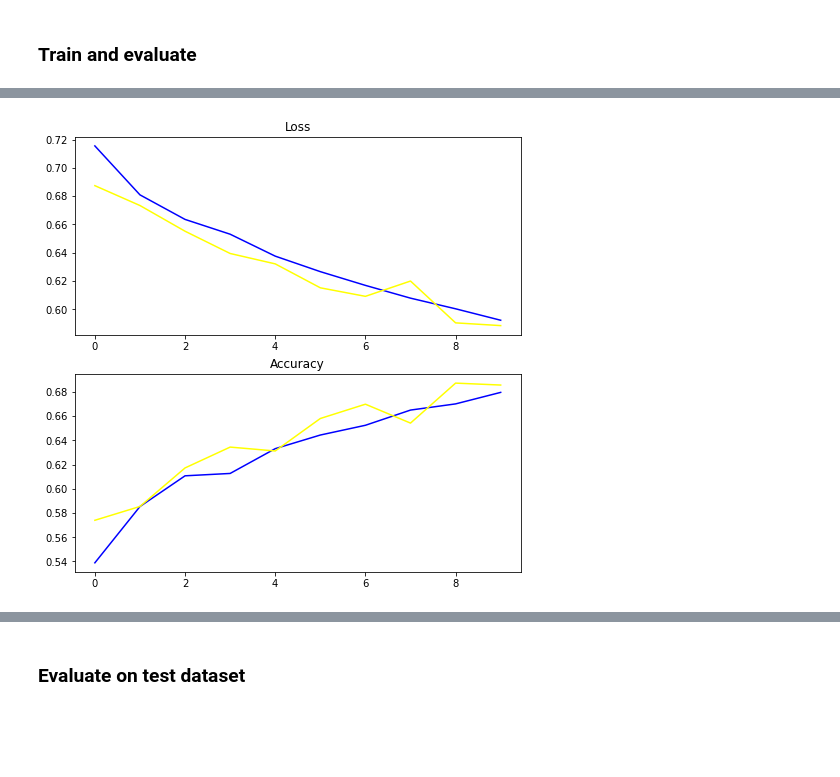
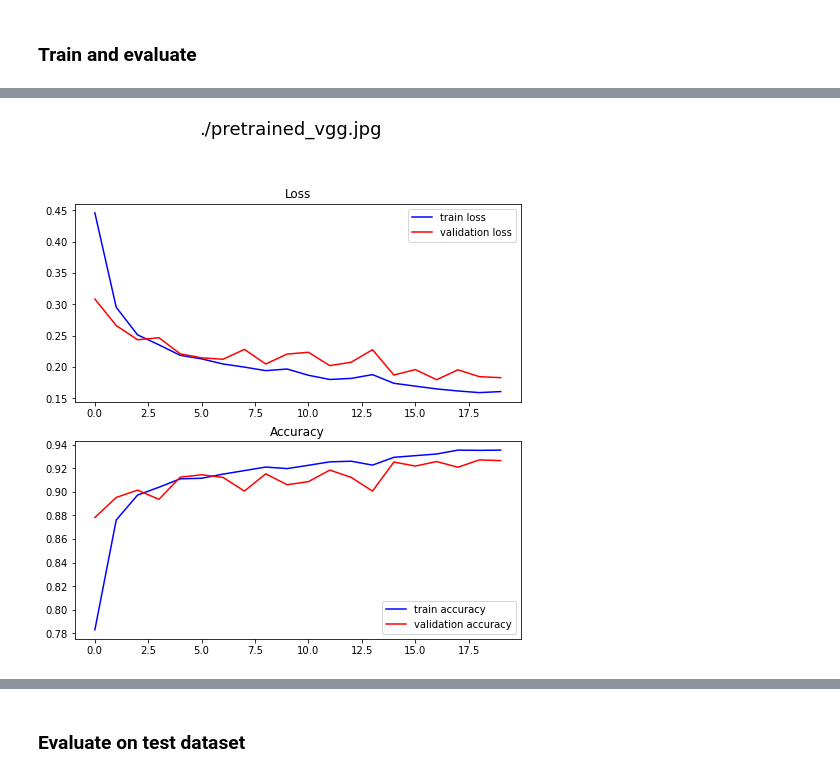
Before and after one commit to nguyenthecoder/learning-nlp, a Jupyter notebook: computer_vision/cat_dog_classification.ipynb, the cells around one changed output, grey strips where cells are left out. Saved outputs shown, nothing was run; the diff lists cells and outputs as text; code cells hidden in the pictures; blank space fills up the shorter version.

```diff
--- a/computer_vision/cat_dog_classification.ipynb
+++ b/computer_vision/cat_dog_classification.ipynb
@@ -15,7 +23,7 @@ SAVED_MODEL_PATH = './output/'
 
 target_size = (224,224)
 batch_size = 256
-epoch = 10
+epoch = 20
 # %%
 #Process the dataset
 
@@ -83,15 +91,17 @@ Number of validating steps: 20
 # %%
 def summarize_diagnostic(history, path = ''):
     pyplot.figure(figsize=(8,8))
-    pyplot.figtext(0.5, 1, path, ha='center', fontsize=12)
+    pyplot.figtext(0.5, 1, path, ha='center', fontsize=18)
     pyplot.subplot(211)
     pyplot.title("Loss")
     pyplot.plot(history.history['loss'], color="blue", label="train loss")
-    pyplot.plot(history.history['val_loss'], color="yellow", label="validation loss")
+    pyplot.plot(history.history['val_loss'], color="red", label="validation loss")
+    pyplot.legend()
     pyplot.subplot(212)
     pyplot.title("Accuracy")
     pyplot.plot(history.history['accuracy'], color="blue", label="train accuracy")
-    pyplot.plot(history.history['val_accuracy'], color="yellow", label="validation accuracy")
+    pyplot.plot(history.history['val_accuracy'], color="red", label="validation accuracy")
+    pyplot.legend()
     if(path!= ''):
         pyplot.savefig(path)
 # %% [markdown]
@@ -110,7 +120,7 @@ def one_conv2d_layer():
     model.add(Dense(1, activation='sigmoid'))
 
     model = compile_model(model)
-    return model
+    return (model, '1_layer_vgg')
 
 def three_conv2d_layers():
     model = Sequential()
@@ -125,7 +135,7 @@ def three_conv2d_layers():
     model.add(Dense(1, activation='sigmoid'))
 
     model = compile_model(model)
-    return model
+    return (model, '3_layers_vgg')
 
 def three_conv_2d_layers_with_dropout():
     model = Sequential()
@@ -144,7 +154,22 @@ def three_conv_2d_layers_with_dropout():
     model.add(Dense(1, activation='sigmoid'))
 
     model = compile_model(model)
-    return model
+    return (model, '3_layers_vgg_with_dropout')
+
+# Add new model using trained VGG16 ( transfer learning)
+def pretrained_vgg():
+    vgg = VGG16(include_top=False, input_shape=(224,224,3))
+    for layer in vgg.layers:
+        layer.trainable = False
+
+    flat1 = Flatten()(vgg.layers[-1].output)
+    classifier = Dense(128, activation='relu', kernel_initializer='he_uniform')(flat1)
+    output = Dense(1, activation='sigmoid')(classifier)
+
+    model = Model(inputs = vgg.inputs, outputs = output)
+
+    model = compile_model(model)
+    return (model, "pretrained_vgg")
 # %% [markdown]
 ### Setup training routine
 # %%
@@ -161,8 +186,12 @@ def train(model):
 ### Train and evaluate
 # %%
 # model = one_conv2d_layer()
-model = three_conv2d_layers()
+# model = three_conv_2d_layers_with_dropout()
+
+model, model_name = pretrained_vgg()
+print("Training {}".format(model_name))
+
 history = train(model)
 model.save(SAVED_MODEL_PATH)
-summarize_diagnostic(history)
+summarize_diagnostic(history=history, path='./{}.jpg'.format(model_name))
 # %% [output]
@@ -185,2 +214,2 @@ Epoch 10/10
 INFO:tensorflow:Assets written to: ./output/assets
-[figure, old version]
+[figure, new version]
```
Also changed, not shown: parts of 5 cells of this notebook, 10 other files.
